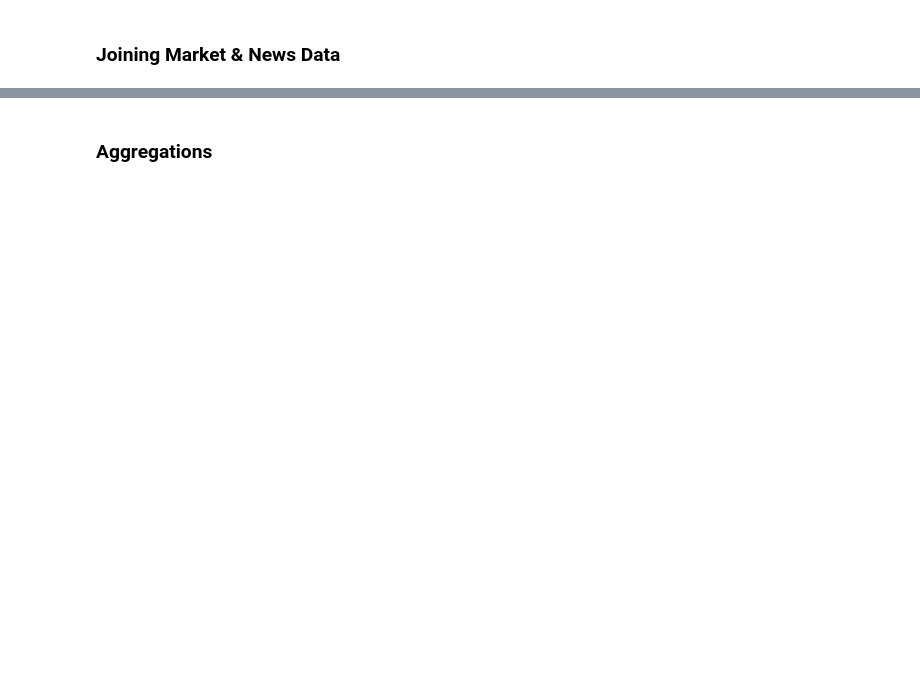
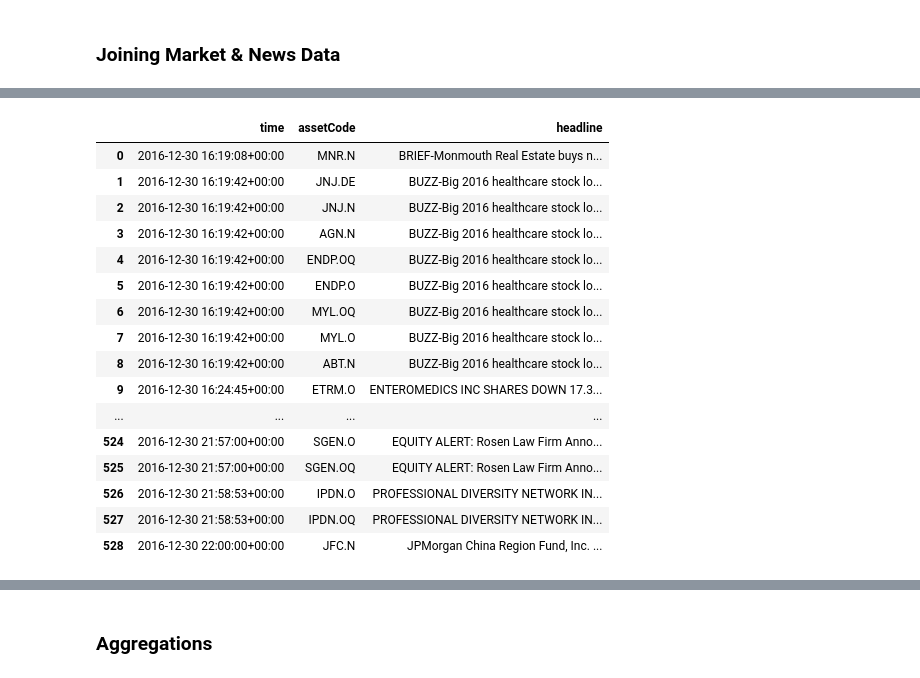
Before and after one commit to jangarong/StockMarketPredictions, a Jupyter notebook: stock_market_prediction.ipynb, the cells around one changed output, grey strips where cells are left out. Drawn from its saved outputs; the diff is of its cells as text; code cells hidden in the pictures; blank space fills up the shorter version.

Commit message:
updated notebook; trying to create dataframe in preparation of merging

```diff
--- a/stock_market_prediction.ipynb
+++ b/stock_market_prediction.ipynb
@@ -59,0 +73,66 @@ X_train = join_market_news(market_train_df, news_train_df)
+# %%
+#tempcode
+# decide the length of the dataset
+# note if sampling, len(news_train_df) > len(market_train_df)
+(market_train_df, news_train_df) = env.get_training_data()
+market_train_df = market_train_df.tail(100)
+news_train_df = news_train_df.tail(300)
+# %%
+def join_market_news(market_df, news_df):
+
+    # ERROR: REDUCES LENGTH OF DATAFRAME HERE
+    print('market_df :' + str(market_df.shape))
+
+    # Fix asset codes (str -> list)
+    news_df['assetCodes'] = news_df['assetCodes'].str.findall(f"'([\w\./]+)'")
+
+    # Expand assetCodes
+    assetCodes_expanded = list(chain(*news_df['assetCodes']))
+    assetCodes_index = news_df.index.repeat( news_df['assetCodes'].apply(len) )
+
+    assert len(assetCodes_index) == len(assetCodes_expanded)
+    df_assetCodes = pd.DataFrame({'level_0': assetCodes_index, 'assetCode': assetCodes_expanded})
+
+    # create dataframe based on groupby
+    news_df_expanded = pd.merge(df_assetCodes, news_df, left_on='level_0', right_index=True, suffixes=(['','_old']))
+
+    # create dict of values based on columns
+    str_cols = ['time', 'assetCode', 'headline']
+    news_data_dict = {}
+    news_groupby = news_df_expanded.groupby(['time', 'assetCode'])
+    for f in str_cols:
+        news_data_dict[f] = news_groupby[f].apply(lambda x: x)
+        print('finished ' + f)
+
+    news_df_grouped = pd.DataFrame(news_data_dict)
+    return news_df_grouped
+
+
+#     news_df_group = pd.DataFrame({'headlines' : news_groupby['headline'].apply(lambda x: x),
+#                                   'wordCount' : news_groupby['wordCount'].apply(lambda x: x)})
+
+#     return news_df_grouped
+
+
+    X = market_train_df.join(news_df_grouped, on=['time', 'assetCode'])
+
+    # cleanup time
+    del market_df
+    del news_df
+    gc.collect()
+
+    print('X shape :' + str(X.shape))
+
+    return X
+
+join_market_news(market_train_df, news_train_df)
+
+# headlines                                          wordCount
+# 0     ((2016-12-29 11:30:02+00:00, GPT), [GRAMERCY P...           ((2016-12-29 11:30:02+00:00, GPT), [15])
+# 1     ((2016-12-29 11:30:02+00:00, GPT.N), [GRAMERCY...         ((2016-12-29 11:30:02+00:00, GPT.N), [15])
+# 2     ((2016-12-29 11:30:07+00:00, GPT), [GRAMERCY P...           ((2016-12-29 11:30:07+00:00, GPT), [10])
+# 3     ((2016-12-29 11:30:07+00:00, GPT.N), [GRAMERCY...         ((2016-12-29 11:30:07+00:00, GPT.N), [10])
+# 4     ((2016-12-29 11:30:49+00:00, HYG.TO), [HYDROGE...         ((2016-12-29 11:30:49+00:00, HYG.TO), [9])
+# 5     ((2016-12-29 11:30:49+00:00, HYGS.O), [HYDROGE...         ((2016-12-29 11:30:49+00:00, HYGS.O), [9])
+# 6     ((2016-12-29 11:30:49+00:00, HYGS.OQ), [HYDROG...        ((2016-12-29 11:30:49+00:00, HYGS.OQ), [9])
+# %% [output]
@@ -59,0 +143,17 @@ X_train = join_market_news(market_train_df, news_train_df)
+|  | time | assetCode | headline |
+| 0 | 2016-12-30 16:19:08+00:00 | MNR.N | BRIEF-Monmouth Real Estate buys n... |
+| 1 | 2016-12-30 16:19:42+00:00 | JNJ.DE | BUZZ-Big 2016 healthcare stock lo... |
+| 2 | 2016-12-30 16:19:42+00:00 | JNJ.N | BUZZ-Big 2016 healthcare stock lo... |
+| 3 | 2016-12-30 16:19:42+00:00 | AGN.N | BUZZ-Big 2016 healthcare stock lo... |
+| 4 | 2016-12-30 16:19:42+00:00 | ENDP.OQ | BUZZ-Big 2016 healthcare stock lo... |
+| 5 | 2016-12-30 16:19:42+00:00 | ENDP.O | BUZZ-Big 2016 healthcare stock lo... |
+| 6 | 2016-12-30 16:19:42+00:00 | MYL.OQ | BUZZ-Big 2016 healthcare stock lo... |
+| 7 | 2016-12-30 16:19:42+00:00 | MYL.O | BUZZ-Big 2016 healthcare stock lo... |
+| 8 | 2016-12-30 16:19:42+00:00 | ABT.N | BUZZ-Big 2016 healthcare stock lo... |
+| 9 | 2016-12-30 16:24:45+00:00 | ETRM.O | ENTEROMEDICS INC SHARES DOWN 17.3... |
+| ... | ... | ... | ... |
+| 524 | 2016-12-30 21:57:00+00:00 | SGEN.O | EQUITY ALERT: Rosen Law Firm Anno... |
+| 525 | 2016-12-30 21:57:00+00:00 | SGEN.OQ | EQUITY ALERT: Rosen Law Firm Anno... |
+| 526 | 2016-12-30 21:58:53+00:00 | IPDN.O | PROFESSIONAL DIVERSITY NETWORK IN... |
+| 527 | 2016-12-30 21:58:53+00:00 | IPDN.OQ | PROFESSIONAL DIVERSITY NETWORK IN... |
+| 528 | 2016-12-30 22:00:00+00:00 | JFC.N | JPMorgan China Region Fund, Inc. ... |
```
Also changed, not shown: parts of 16 cells of this notebook.
